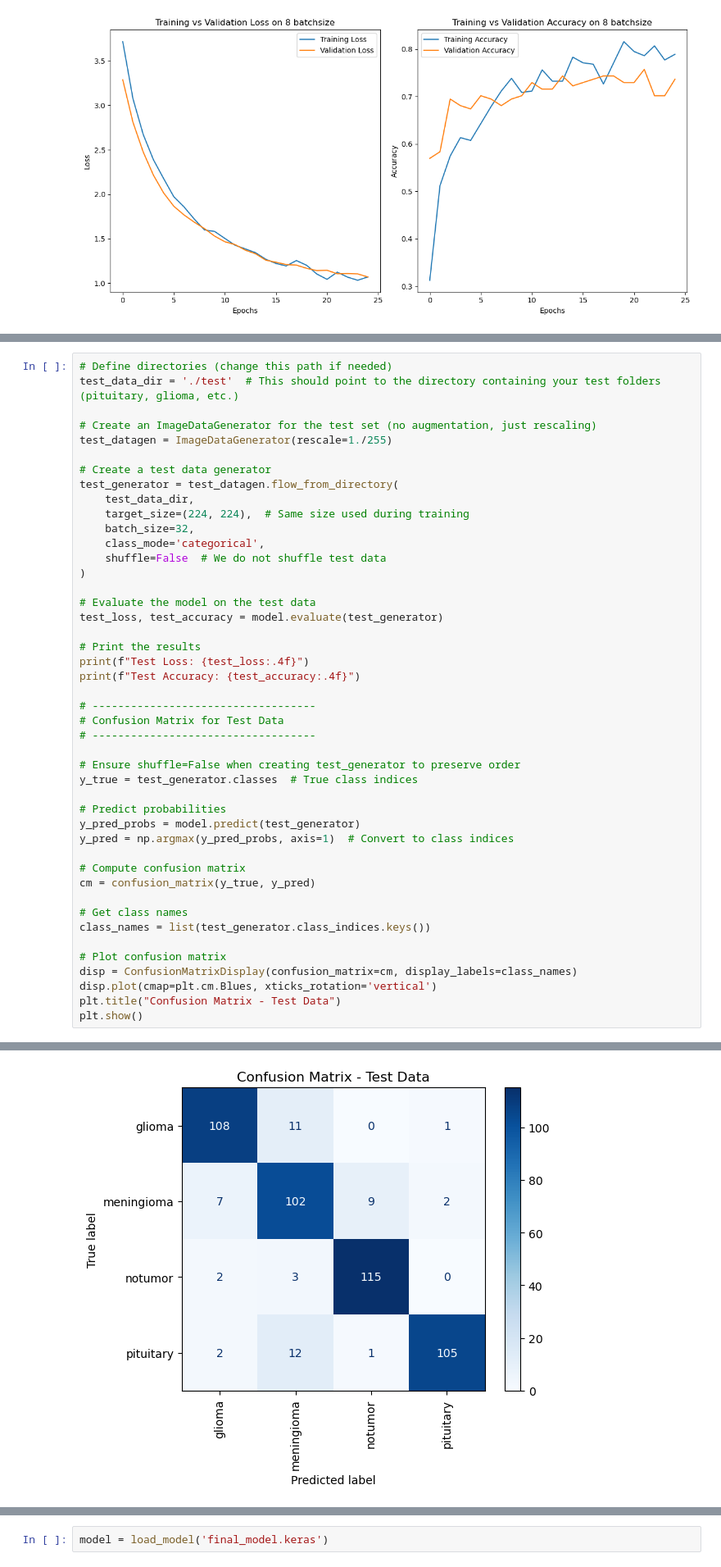
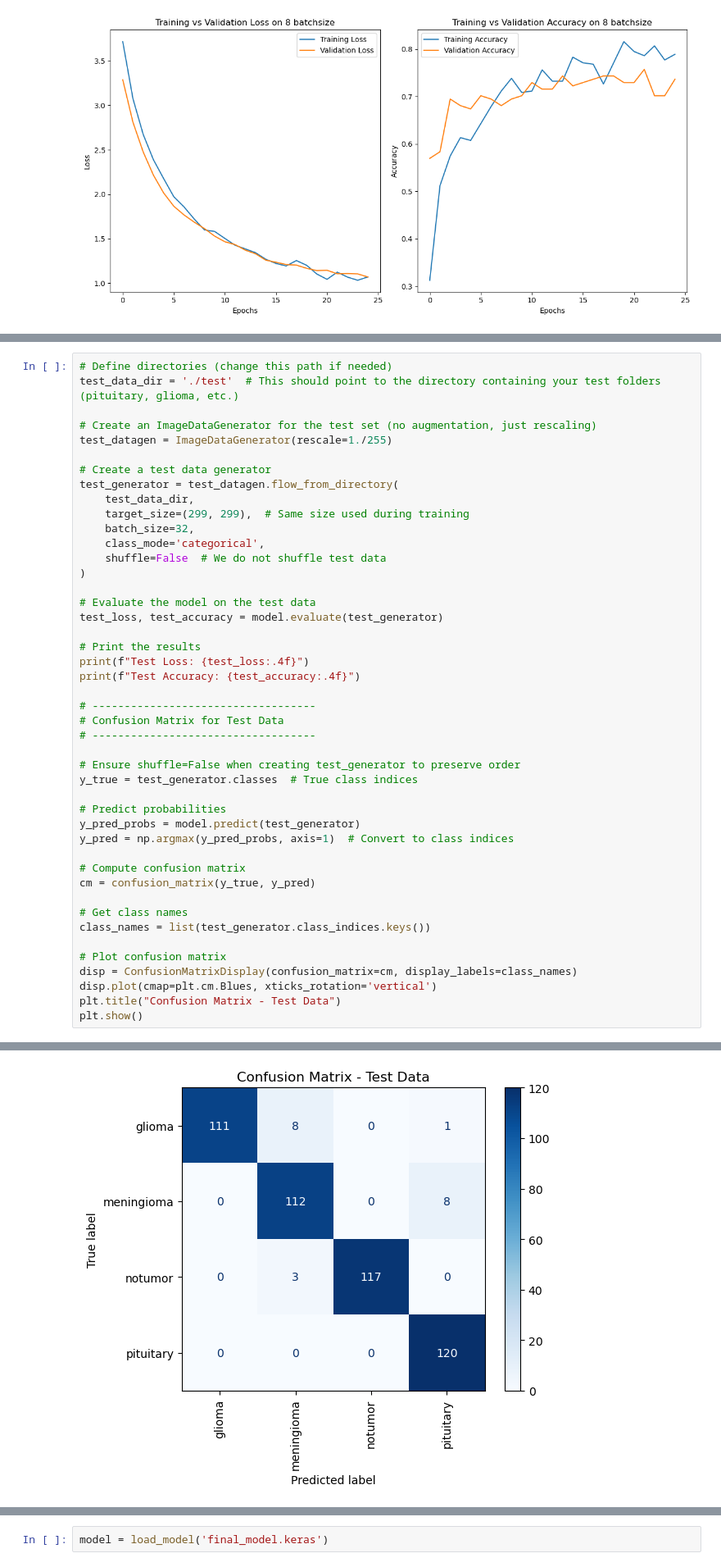
Before and after one commit to momojojojo/csc3109-machine-learing, a Jupyter notebook: notebooks/Final_Xception_xferlearning.ipynb, the cells around one changed output, grey strips where cells are left out. Shown at 82% size. Cells and saved outputs as stored; diff of their text form.

```diff
--- a/notebooks/Final_Xception_xferlearning.ipynb
+++ b/notebooks/Final_Xception_xferlearning.ipynb
@@ -570,7 +601,7 @@ test_datagen = ImageDataGenerator(rescale=1./255)
 # Create a test data generator
 test_generator = test_datagen.flow_from_directory(
     test_data_dir,
-    target_size=(224, 224),  # Same size used during training
+    target_size=(299, 299),  # Same size used during training
     batch_size=32,
     class_mode='categorical',
     shuffle=False  # We do not shuffle test data
@@ -614,4 +645,4 @@ Test Accuracy: 0.8958
-[figure, old version]
+[figure, new version]
 # %%
 # Save the entire model (architecture + weights + optimizer state) to a file
 model.save('final_model_final.keras')
```
Also changed, not shown: parts of 15 cells of this notebook, 1 other file.
